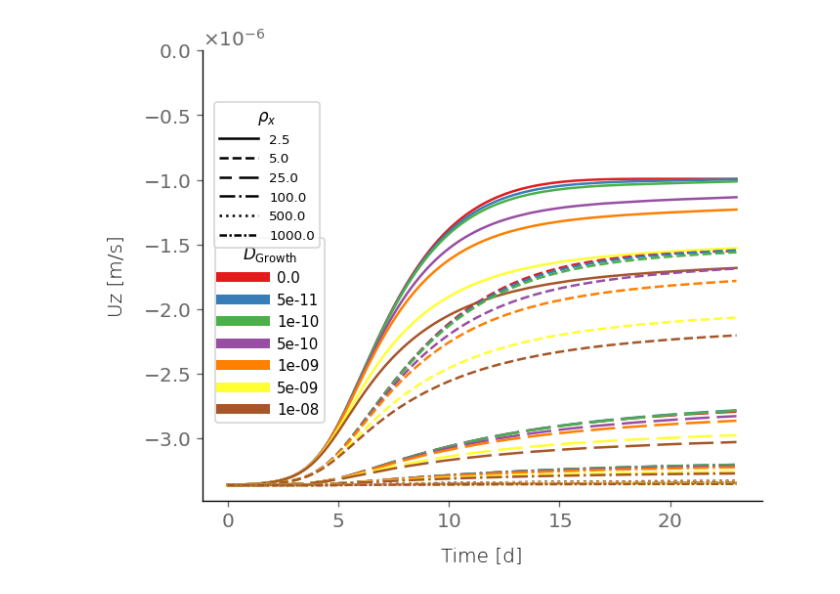
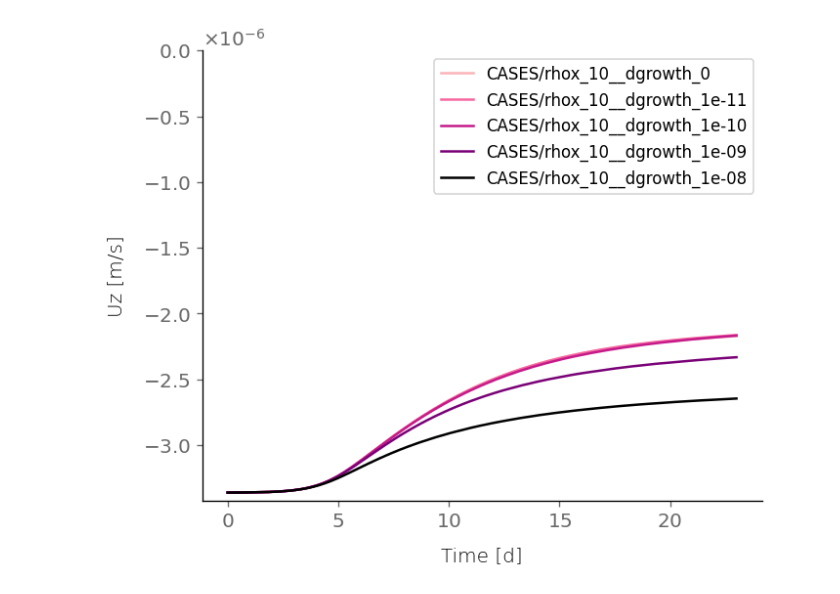
Before and after one commit to edsaac/ReactiveBiomass, a Jupyter notebook: experiments/Rosenzweig_2011/fit_ravid/combine_diffusive_rhox.ipynb, the cells around one changed output. Drawn from its saved outputs; the diff is of its cells as text; code cells hidden in the pictures.

```diff
--- a/experiments/Rosenzweig_2011/fit_ravid/combine_diffusive_rhox.ipynb
+++ b/experiments/Rosenzweig_2011/fit_ravid/combine_diffusive_rhox.ipynb
@@ -15,8 +15,8 @@ if not cases_folder.exists():
 
 template_folder = Path("template")
 # %%
-rho_x_list = [2.5, 5, 25, 100, 500, 1000]
-d_growth_list = [0.0, 5e-11, 1e-10, 5e-10, 1e-9, 5e-9, 1e-8]
+rho_x_list = [1, 3, 10, 31, 100, 316, 1000]
+d_growth_list = [0, 1e-11, 1e-10, 1e-9, 1e-8]
 cases_objs = dict()
 
 ## Assemble cases
@@ -106,8 +106,9 @@ dict_keys(['CASES/rhox_2.5__dgrowth_0.0', 'CASES/rhox_2.5__dgrowth_5e-11', 'CASE
 import matplotlib as mpl
 from itertools import cycle
 
-cmap = mpl.cm.Set1
-colors = cmap(range(len(d_growth_list)))  # Colors to differentiate d_growth
+cmap = mpl.cm.Dark2
+# colors = cmap(range(len(d_growth_list)))  # Colors to differentiate d_growth
+colors = ['#fbb4b9','#f768a1','#c51b8a','#7a0177','black']
 # %%
 # 🏁 End of experiment results
 cfu = pd.read_excel("../experimentalData/.hiddendata/Live-counts.xlsx", sheet_name="Inoculated")
@@ -185,46 +128,48 @@ linestyles = [y for x in linestyles for y in (x,)*len(d_growth_list)]
 # %%
 fig, ax = plt.subplots(figsize=[6, 5], dpi=120)
 
-for (label, of), color, ls in zip(cases_objs.items(), cycle(colors), linestyles):
+for (label, of), color in zip(cases_objs.items(), cycle(colors)):
     for bp in of.boundaryProbes:  ## Probe for vector data, another for scalar data
         for k, v in bp.array_data.items():
             if k == "Uz":
-                # match = re.search(pattern, label)
-                # if match: labeltext = f"$\\rho_X$ = {match.group()}, $D_g$ = {label[-5:]}"
-                ax.plot(
-                    v.time/86400, v.values[0],
-                    #label=labeltext,
-                    c=color, ls=ls)
+                if "rhox_10_" in label:
+                    # match = re.search(pattern, label)
+                    # if match: labeltext = f"$\\rho_X$ = {match.group()}, $D_g$ = {label[-5:]}"
+                    ax.plot(
+                        v.time/86400, v.values[0],
+                        label=label,
+                        c=color)
                 # v.plot.line(x="time", ax=ax, lw=1, label=label)
 # ax.legend(ncols=1, fontsize=6, loc="center left", bbox_to_anchor=(1, 0.5))
 title_fontproperties = dict(size=10, weight=100)
 
-legend1 = ax.legend(
-    handles = legend_by_color,
-    loc="upper left", bbox_to_anchor=(0.01, 0.6),
-    fontsize=9, handlelength=3,
-    title="$D_\mathsf{Growth}$",
-    title_fontproperties=title_fontproperties
-)
+ax.legend()
+# legend1 = ax.legend(
+#     handles = legend_by_color,
+#     loc="upper left", bbox_to_anchor=(0.01, 0.6),
+#     fontsize=9, handlelength=3,
+#     title="$D_\mathsf{Growth}$",
+#     title_fontproperties=title_fontproperties
+# )
 
-legend2 = ax.legend(
-    handles = legend_by_linestyle,
-    loc="upper left", bbox_to_anchor=(0.01, 0.9),
-    fontsize=8, handlelength=3,
-    title = r"$\rho_x$",
-    title_fontproperties=title_fontproperties
-)
+# legend2 = ax.legend(
+#     handles = legend_by_linestyle,
+#     loc="upper left", bbox_to_anchor=(0.01, 0.9),
+#     fontsize=8, handlelength=3,
+#     title = r"$\rho_x$",
+#     title_fontproperties=title_fontproperties
+# )
 
-ax.add_artist(legend1)
+# ax.add_artist(legend1)
 
 ax.set_ylim(top=0)
 ax.set_xlabel("Time [d]")
 ax.set_ylabel("Uz [m/s]")
 ax.ticklabel_format(useMathText=True)
 fig.tight_layout()
 plt.show()
 # %% [output]
-[figure, old version]
+[figure, new version]
 # %%
 flow_end = list()
 
```
Also changed, not shown: parts of 10 cells of this notebook, 5 other files.
